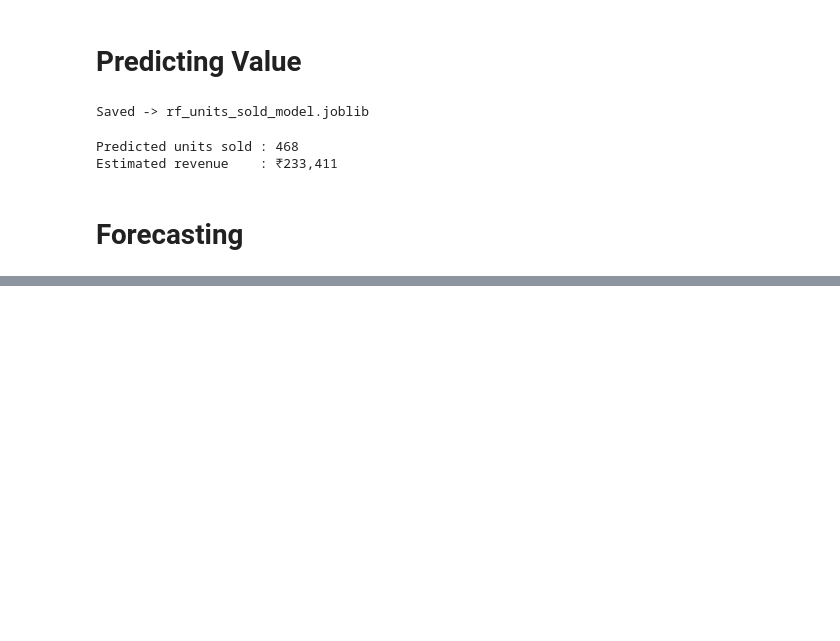
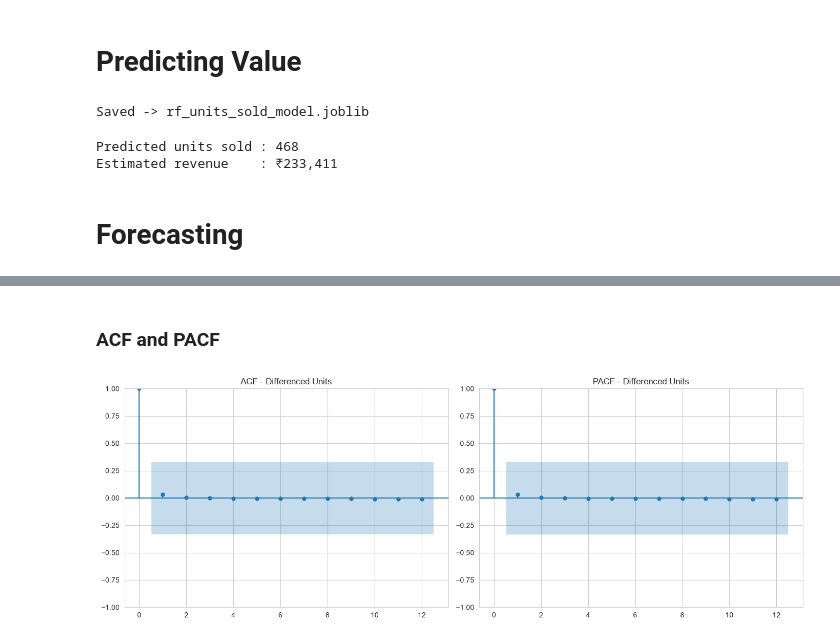
Before and after one commit to ayushranjan828/Amazon-Product-Sales-Analysis-Prediction-Forecasting, a Jupyter notebook: Notebook2.ipynb, the cells around one changed output, grey strips where cells are left out. Saved outputs shown, nothing was run; the diff lists cells and outputs as text; code cells hidden in the pictures; blank space fills up the shorter version.

```diff
--- a/Notebook2.ipynb
+++ b/Notebook2.ipynb
@@ -1053,0 +1259,6 @@ Estimated revenue    : ₹233,411
+# %%
+# If non-stationary, difference the series
+
+units_diff = units_series.diff().dropna()
+
+adf_test(units_diff, "Differenced Monthly Units")
@@ -1053,0 +1276,25 @@ Estimated revenue    : ₹233,411
+# %% [markdown]
+### ACF and PACF
+# %%
+fig, axes = plt.subplots(1, 2, figsize=(14, 5))
+
+plot_acf(
+    units_diff,
+    lags=min(12, len(units_diff)//2),
+    ax=axes[0]
+)
+
+plot_pacf(
+    units_diff,
+    lags=min(12, len(units_diff)//2),
+    ax=axes[1],
+    method="ywm"
+)
+
+axes[0].set_title("ACF - Differenced Units")
+axes[1].set_title("PACF - Differenced Units")
+
+plt.tight_layout()
+plt.show()
+# %% [output]
+[figure, added]
```
Also changed, not shown: parts of 64 cells of this notebook.
